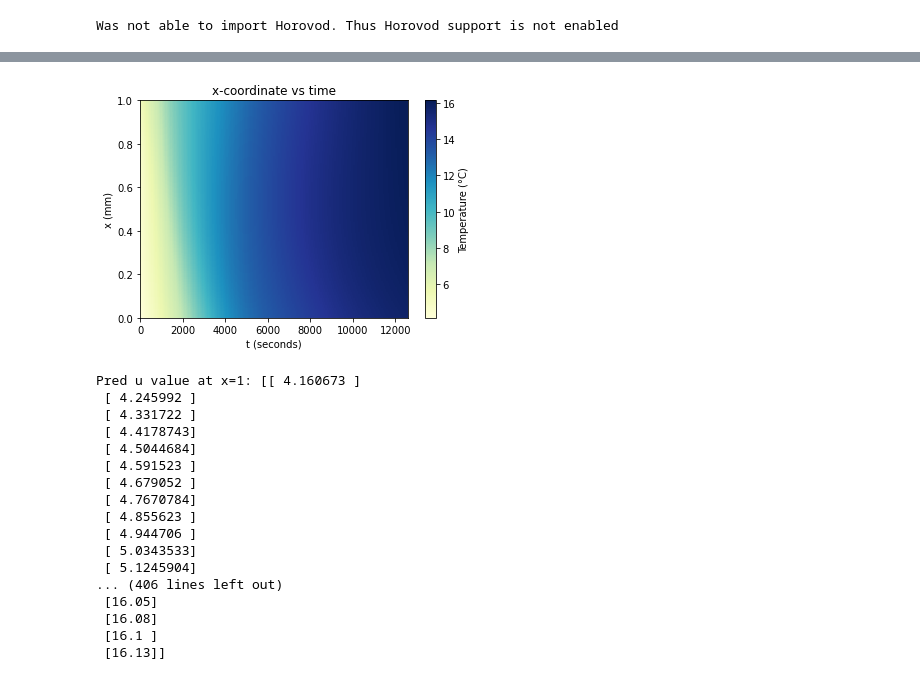
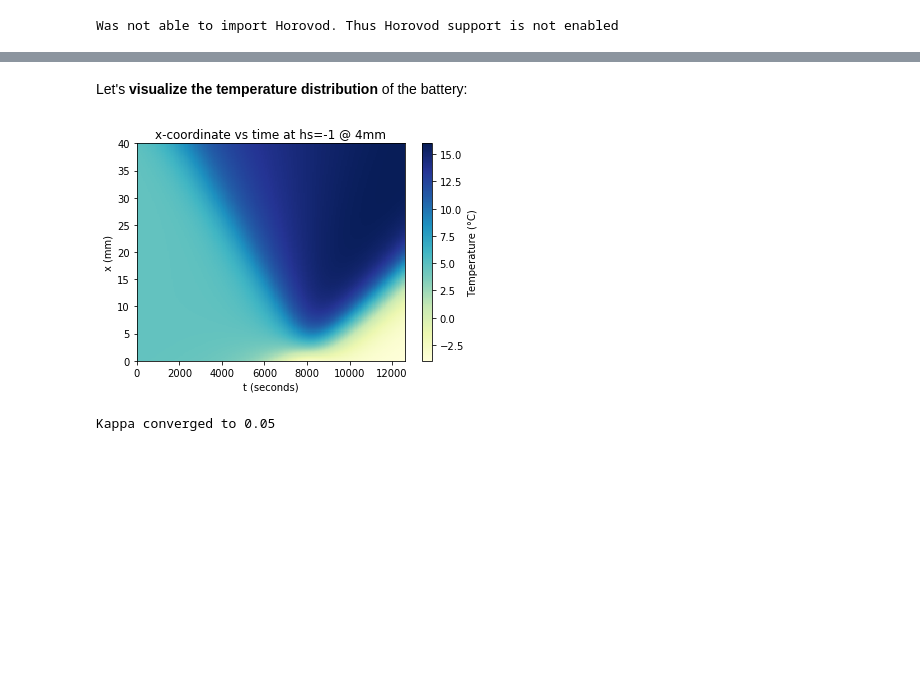
Before and after one commit to Jeyhun1/1D_HeatEquation, a Jupyter notebook: 1D_Heat-Equation.ipynb, the cells around one changed output, grey strips where cells are left out. Drawn from its saved outputs; the diff is of its cells as text; code cells hidden in the pictures; blank space fills up the shorter version.

Commit message:
added heat source, simplified HPM to recovering a single kappa parameter

```diff
--- a/1D_Heat-Equation.ipynb
+++ b/1D_Heat-Equation.ipynb
@@ -48,3 +67,9 @@ class InitialConditionDataset(Dataset):
+# %%
+data=pd.read_csv('2021-02-20_battHeater_outside_temp9.0C_IC4.66.csv')
+u = pd.DataFrame(data, columns= ['Temperature(℃)']).to_numpy()
+t = np.arange(0,u.size*60,60).reshape((u.size, 1))
+x= np.linspace(0, 1, num=200)
+x=x.reshape((x.size,1))
 # %%
 class PDEDataset(Dataset):
     def __init__(self, nf, lb, ub):
@@ -181,0 +207,2 @@ After LBFGS-B: PINN Loss 6.524332275148481e-05 Epoch 39999 from 40000
+# %%
+pinn.fit(4000, 'Adam', 1e-4)
@@ -182,47 +227,32 @@ After LBFGS-B: PINN Loss 6.524332275148481e-05 Epoch 39999 from 40000
+# %% [markdown]
+Let's **visualize the temperature distribution** of the battery:
 # %%
-    # Plotting
-    data=pd.read_csv('2021-02-20_battHeater_outside_temp9.0C_IC4.66.csv')
-    u = pd.DataFrame(data, columns= ['Temperature(℃)']).to_numpy()
-    t = np.arange(0,u.size*60,60).reshape((u.size, 1))
-    x= np.linspace(0, 1, num=200)
-    x=x.reshape((x.size,1))
+data=pd.read_csv('2021-02-20_battHeater_outside_temp9.0C_IC4.66.csv')
+u = pd.DataFrame(data, columns= ['Temperature(℃)']).to_numpy()
+t = np.arange(0,u.size*60,60).reshape((u.size, 1))
+x= np.linspace(0, 40, num=200)
+x=x.reshape((x.size,1))
 
-    X, T = np.meshgrid(x, t)
+X, T = np.meshgrid(x, t)
 
-    X_star = np.hstack((X.flatten()[:, None], T.flatten()[:, None]))
-    u_star = u.T.flatten()[:, None]
+X_star = np.hstack((X.flatten()[:, None], T.flatten()[:, None]))
+u_star = u.T.flatten()[:, None]
 
-    pred = model(Tensor(X_star).cuda())
-    pred = pred.detach().cpu().numpy()
-    H_pred = pred.reshape(X.shape)
-    plt.imshow(H_pred.T, interpolation='nearest', cmap='YlGnBu',
-                  extent= [lb[1], ub[1], lb[0], ub[0]],
-                  origin='lower', aspect='auto')
+pred = model(Tensor(X_star).cuda())
+pred = pred.detach().cpu().numpy()
+H_pred = pred.reshape(X.shape)
+plt.imshow(H_pred.T, interpolation='nearest', cmap='YlGnBu',
+              extent= [lb[1], ub[1], lb[0], ub[0]],
+              origin='lower', aspect='auto')
 
-    plt.colorbar().set_label('Temperature (°C)')
-    plt.title('x-coordinate vs time')
-    plt.ylabel('x (mm)')
-    plt.xlabel('t (seconds)')
-    plt.show()
-
-    print('Pred u value at x=1:', (H_pred.T[0,:].flatten()[:, None]))
-    print('Exact u value at x=1',u.flatten()[:, None])
+plt.colorbar().set_label('Temperature (°C)')
+plt.title('x-coordinate vs time at hs=-1 @ 4mm')
+plt.ylabel('x (mm)')
+plt.xlabel('t (seconds)')
+plt.show()
+print("Kappa converged to %.2f" % (pinn.pde_loss.hpm_model.kappa.item()))
+#print('Pred u value at x=1:', (H_pred.T[0,:].flatten()[:, None]))
+#print('Exact u value at x=1',u.flatten()[:, None])
 # %% [output]
-[figure, old version]
+[figure, new version]
-Pred u value at x=1: [[ 4.160673 ]
- [ 4.245992 ]
- [ 4.331722 ]
- [ 4.4178743]
- [ 4.5044684]
- [ 4.591523 ]
- [ 4.679052 ]
- [ 4.7670784]
- [ 4.855623 ]
- [ 4.944706 ]
- [ 5.0343533]
- [ 5.1245904]
-... (406 lines left out)
- [16.05]
- [16.08]
- [16.1 ]
- [16.13]]
+Kappa converged to 0.05
```
Also changed, not shown: parts of 20 cells of this notebook.
